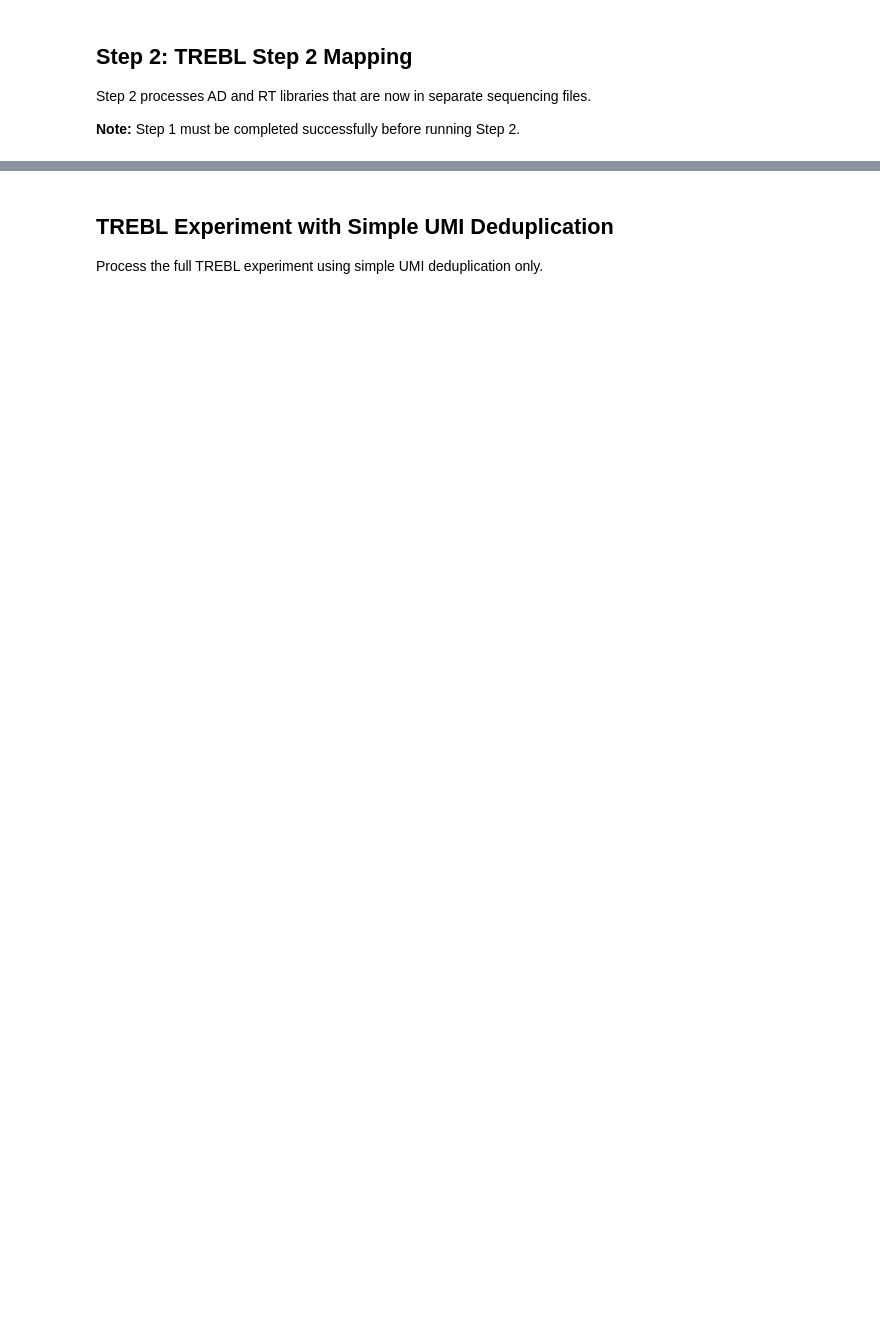
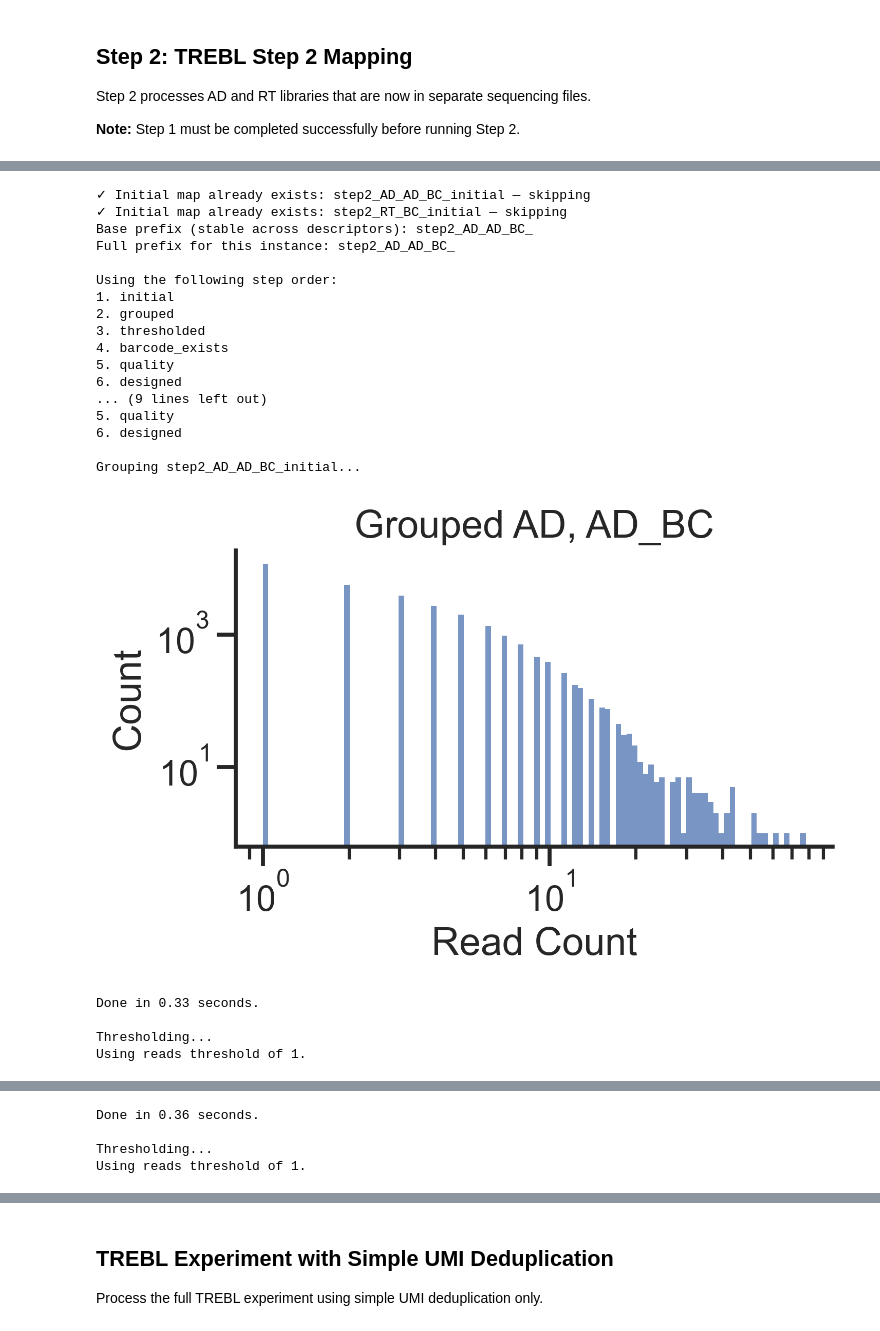
Before and after one commit to staller-lab/trebl_tools, a Jupyter notebook: examples/notebooks/quick_start_example.ipynb, the cells around one changed output, grey strips where cells are left out. Drawn from its saved outputs; the diff is of its cells as text; code cells hidden in the pictures; blank space fills up the shorter version.

```diff
--- a/examples/notebooks/quick_start_example.ipynb
+++ b/examples/notebooks/quick_start_example.ipynb
@@ -113,8 +174,8 @@ Step 2 processes AD and RT libraries that are now in separate sequencing files.
 **Note:** Step 1 must be completed successfully before running Step 2.
 # %%
 # Sequencing files for AD and RT (Step 2)
-step2_AD_seq_file = "data/step2_ChopTFs_AD_sample.fastq"
-step2_RT_seq_file = "data/step2_ChopTFs_RT_sample.fastq"
+step2_AD_seq_file = "../data/step2_ChopTFs_AD_sample.fastq"
+step2_RT_seq_file = "../data/step2_ChopTFs_RT_sample.fastq"
 # Can be single files or lists of files; .fastq or .fastq.gz
 # %%
 # Plot Step 2 reads distribution
@@ -132,16 +227,40 @@ pipeline.step2_reads_distribution(
 # %%
 # Run Step 2 mapping
 step2 = pipeline.run_step_2(
     AD_seq_file=step2_AD_seq_file,
     AD_bc_objects=AD_bc_objects,
     RT_seq_file=step2_RT_seq_file,
     RT_bc_objects=RT_bc_objects,
     reverse_complement=True,
-    reads_threshold_AD=10,
-    reads_threshold_RT=10,
-    step1_map_csv_path="output/quick_start/step1_AD_AD_BC_RT_BC.csv"  # Update with your step1 CSV path
+    reads_threshold_AD=1,
+    reads_threshold_RT=1,
+    step1_map_csv_path="../output/quick_start/step1.csv"  # Update with your step1 CSV path
 )
+
 # Extract outputs
 AD_step2 = step2["AD_step2"]
 RT_step2 = step2["RT_step2"]
 step1_overlap = step2["step1_overlap"]
+# %% [output]
+✓ Initial map already exists: step2_AD_AD_BC_initial — skipping
+✓ Initial map already exists: step2_RT_BC_initial — skipping
+Base prefix (stable across descriptors): step2_AD_AD_BC_
+Full prefix for this instance: step2_AD_AD_BC_
+
+Using the following step order:
+1. initial
+2. grouped
+3. thresholded
+4. barcode_exists
+5. quality
+6. designed
+... (9 lines left out)
+5. quality
+6. designed
+
+Grouping step2_AD_AD_BC_initial...
+[figure, added]
+Done in 0.33 seconds.
+
+Thresholding...
+Using reads threshold of 1.
@@ -147,0 +290,4 @@ step1_overlap = step2["step1_overlap"]
+Done in 0.36 seconds.
+
+Thresholding...
+Using reads threshold of 1.
```
Also changed, not shown: parts of 18 cells of this notebook, 5 other files.
